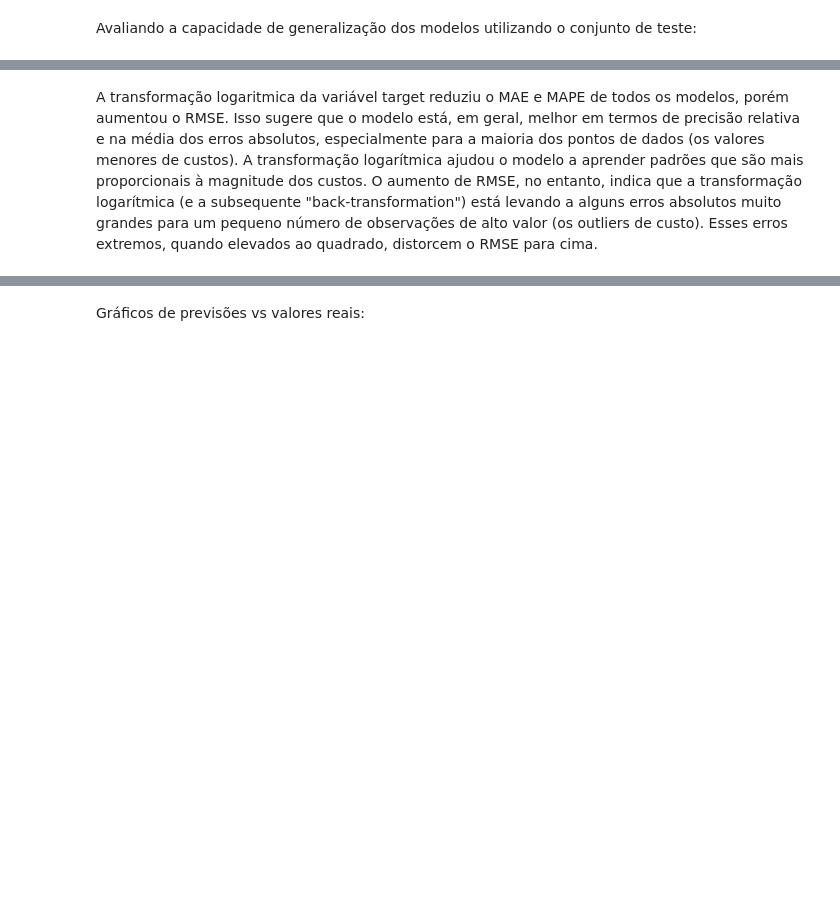
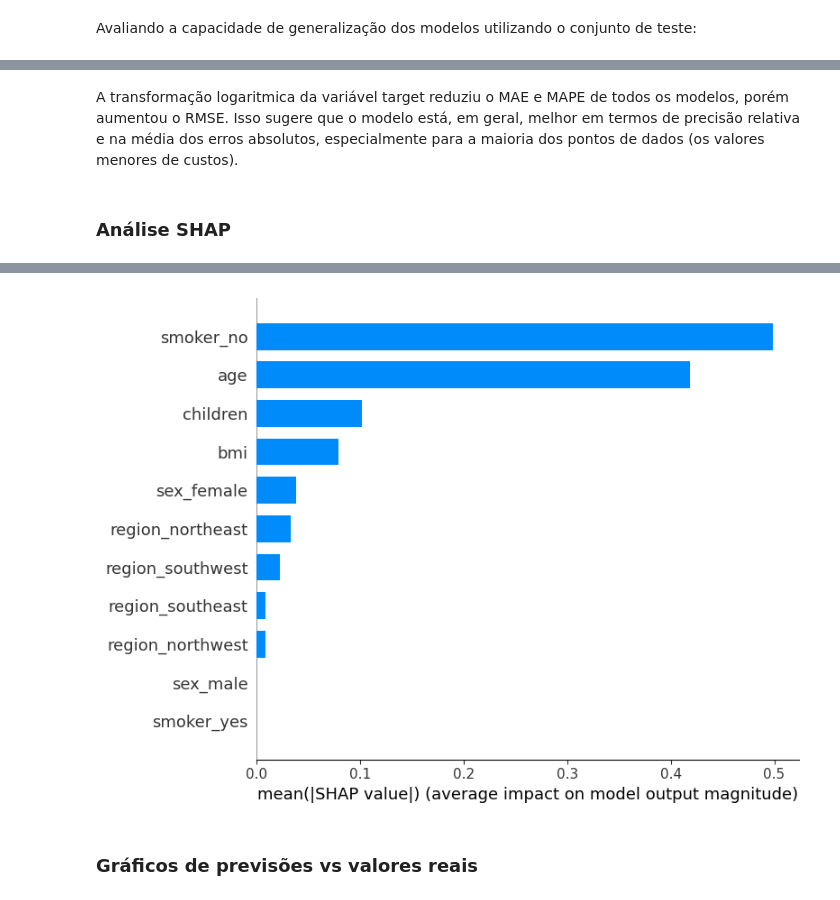
Before and after one commit to carolinampessoa/TechChallengeFase1, a Jupyter notebook: TechChallengeFase1.ipynb, the cells around one changed output, grey strips where cells are left out. Drawn from its saved outputs; the diff is of its cells as text; code cells hidden in the pictures; blank space fills up the shorter version.

```diff
--- a/TechChallengeFase1.ipynb
+++ b/TechChallengeFase1.ipynb
@@ -303,6 +305,9 @@ Resultados dos Modelos:
 # Treinando os modelos com a variável target transformada em log para lidar com a assimetria dos dados
 for nome, modelo  in modelos.items():
     modelo.fit(x_train, y_train_log);
+    if nome == "XGBoost":
+      modelos[nome] = modelo.best_estimator_
+
 
 df_resultados_teste = avaliar_modelos(modelos, x_test, y_test, usar_log=True)
 print("\nResultados dos Modelos:\n")
@@ -321,2 +327,13 @@ Resultados dos Modelos:
 # %% [markdown]
-A transformação logaritmica da variável target reduziu o MAE e MAPE de todos os modelos, porém aumentou o RMSE. Isso sugere que o modelo está, em geral, melhor em termos de precisão relativa e na média dos erros absolutos, especialmente para a maioria dos pontos de dados (os valores menores de custos). A transformação logarítmica ajudou o modelo a aprender padrões que são mais proporcionais à magnitude dos custos. O aumento de RMSE, no entanto, indica que a transformação logarítmica (e a subsequente "back-transformation") está levando a alguns erros absolutos muito grandes para um pequeno número de observações de alto valor (os outliers de custo). Esses erros extremos, quando elevados ao quadrado, distorcem o RMSE para cima.
+A transformação logaritmica da variável target reduziu o MAE e MAPE de todos os modelos, porém aumentou o RMSE. Isso sugere que o modelo está, em geral, melhor em termos de precisão relativa e na média dos erros absolutos, especialmente para a maioria dos pontos de dados (os valores menores de custos).
+# %% [markdown]
+### Análise SHAP
+# %%
+# Calcular os valores SHAP
+shap.initjs()
+# Now pass the best_estimator_ to SHAP explainer
+explainer = shap.Explainer(modelos["XGBoost"], x_test)
+shap_values = explainer(x_test)
+
+shap.summary_plot(shap_values, x_test, plot_type="bar")
+# %% [output]
@@ -323,5 +341,6 @@ A transformação logaritmica da variável target reduziu o MAE e MAPE de todos
+[figure, added]
 # %% [markdown]
-Gráficos de previsões vs valores reais:
+### Gráficos de previsões vs valores reais
 # %%
 # Obter previsões de todos os modelos no conjunto de teste
 y_preds = {}
```
Also changed, not shown: parts of 18 cells of this notebook.
